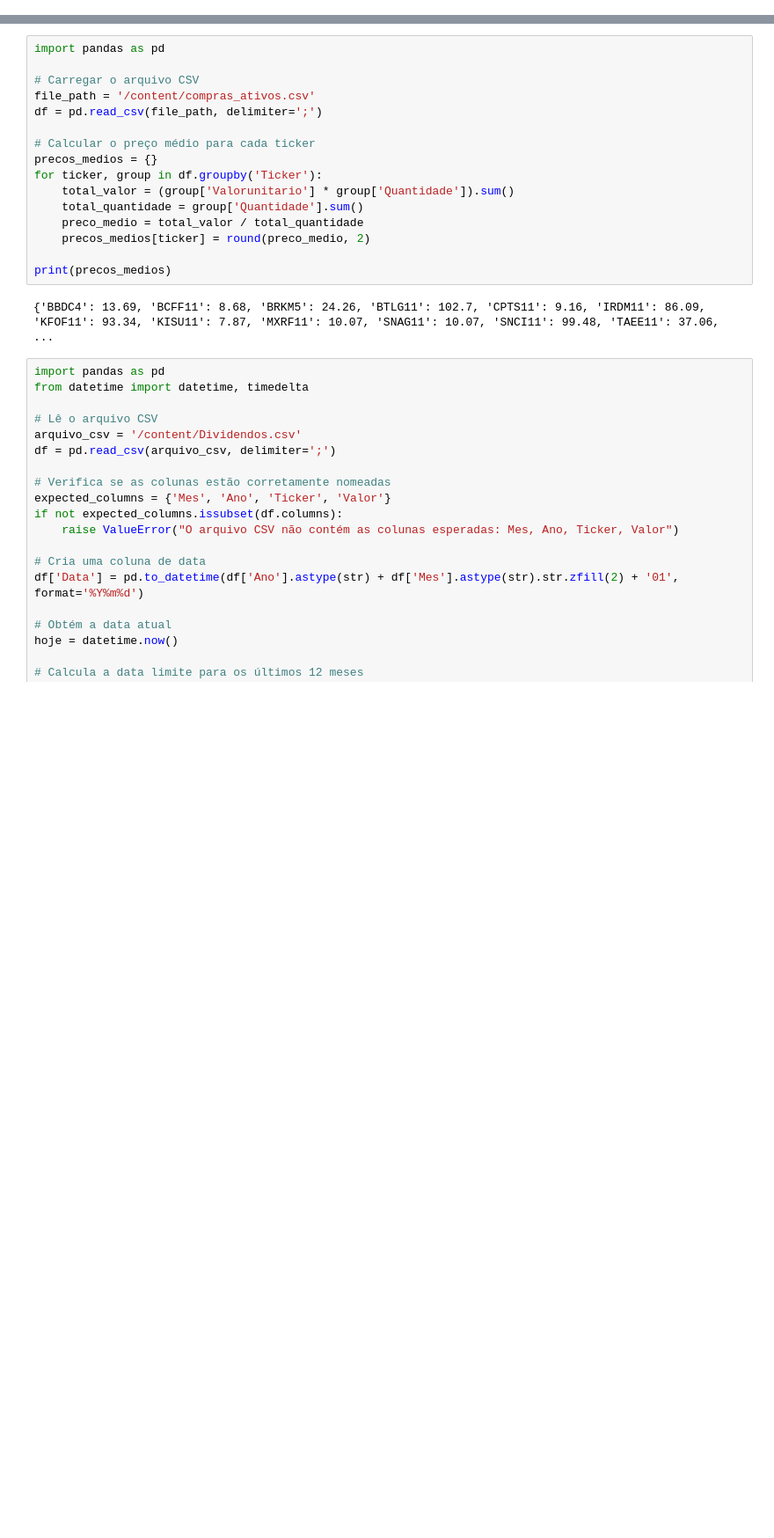
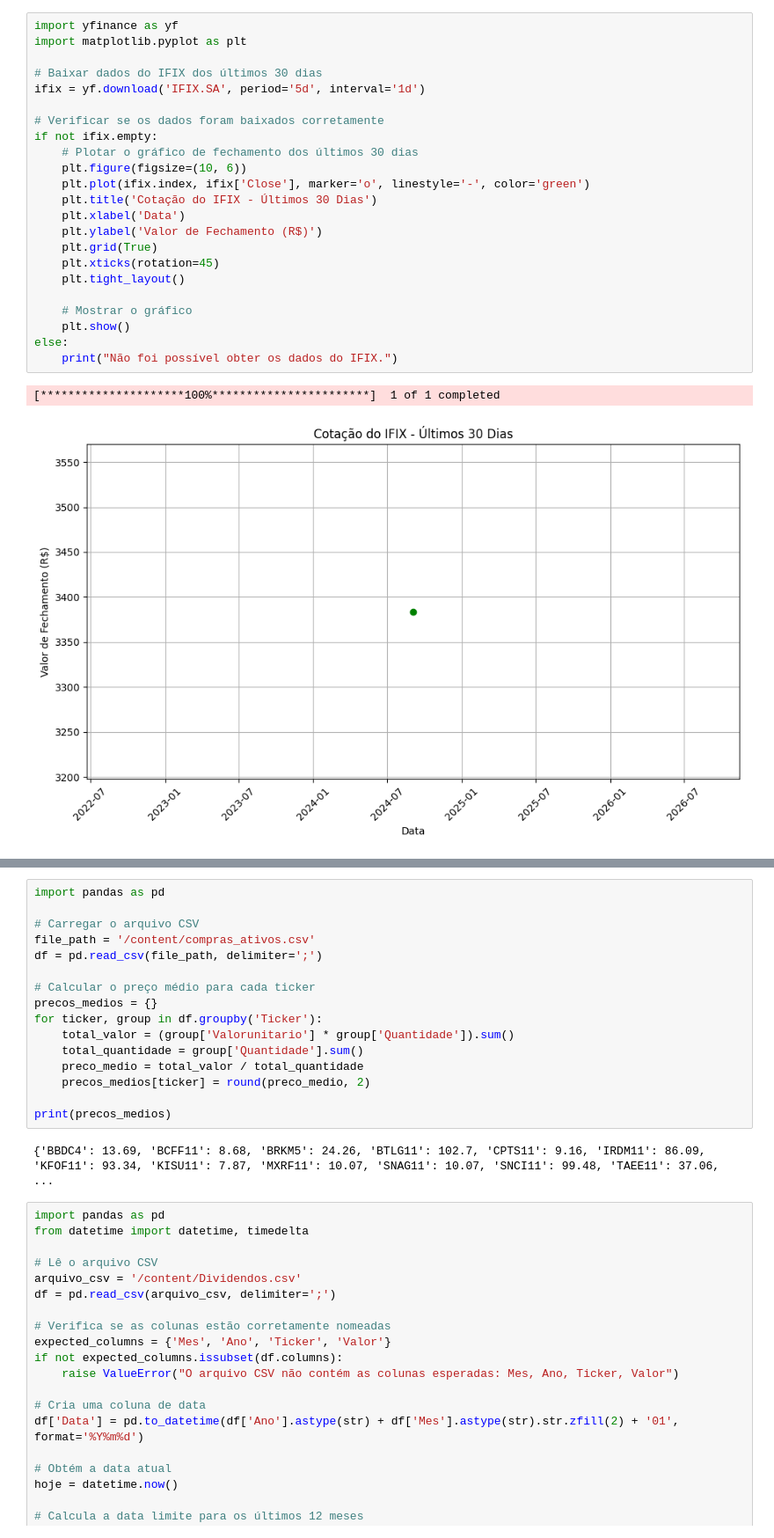
Before and after one commit to JulianotCosta/Dictionary_IA, a Jupyter notebook: Cópia_de_cotação_de_ações_e_FII.ipynb, the cells around one changed output, grey strips where cells are left out. Shown: that part at 88% size. Drawn from its saved outputs; the diff is of its cells as text; blank space fills up the shorter version.

```diff
--- a/Cópia_de_cotação_de_ações_e_FII.ipynb
+++ b/Cópia_de_cotação_de_ações_e_FII.ipynb
@@ -23,3 +49,29 @@ Requirement already satisfied: certifi>=2017.4.17 in /usr/local/lib/python3.10/d
+# %%
+import yfinance as yf
+import matplotlib.pyplot as plt
+
+# Baixar dados do IFIX dos últimos 30 dias
+ifix = yf.download('IFIX.SA', period='5d', interval='1d')
+
+# Verificar se os dados foram baixados corretamente
+if not ifix.empty:
+    # Plotar o gráfico de fechamento dos últimos 30 dias
+    plt.figure(figsize=(10, 6))
+    plt.plot(ifix.index, ifix['Close'], marker='o', linestyle='-', color='green')
+    plt.title('Cotação do IFIX - Últimos 30 Dias')
+    plt.xlabel('Data')
+    plt.ylabel('Valor de Fechamento (R$)')
+    plt.grid(True)
+    plt.xticks(rotation=45)
+    plt.tight_layout()
+
+    # Mostrar o gráfico
+    plt.show()
+else:
+    print("Não foi possível obter os dados do IFIX.")
+# %% [output]
+[*********************100%***********************]  1 of 1 completed
+[figure, added]
 # %%
 import yfinance as yf
 import pandas as pd
```
Also changed, not shown: parts of 15 cells of this notebook.
